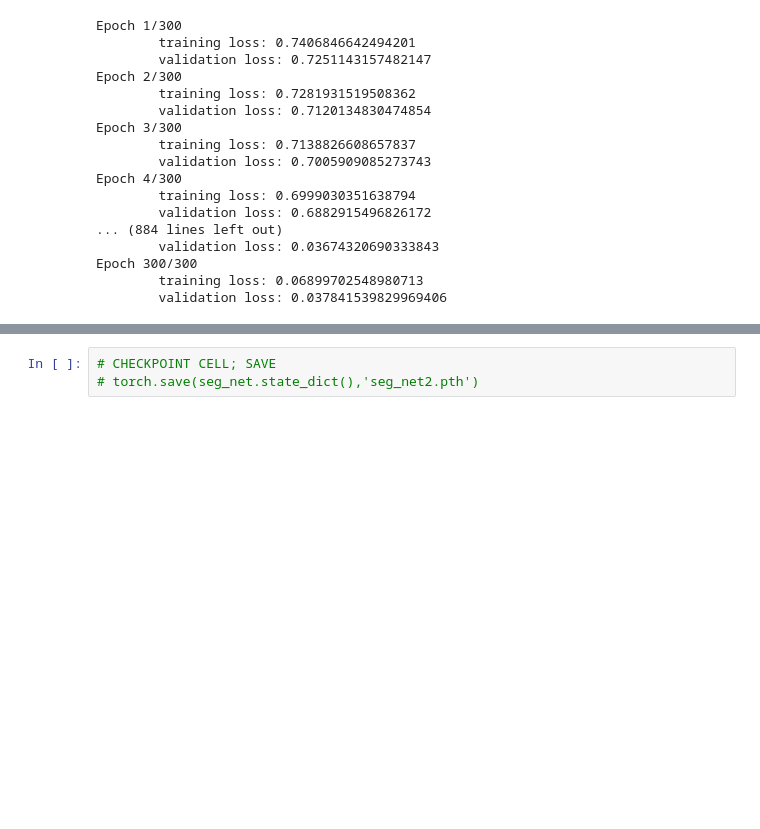
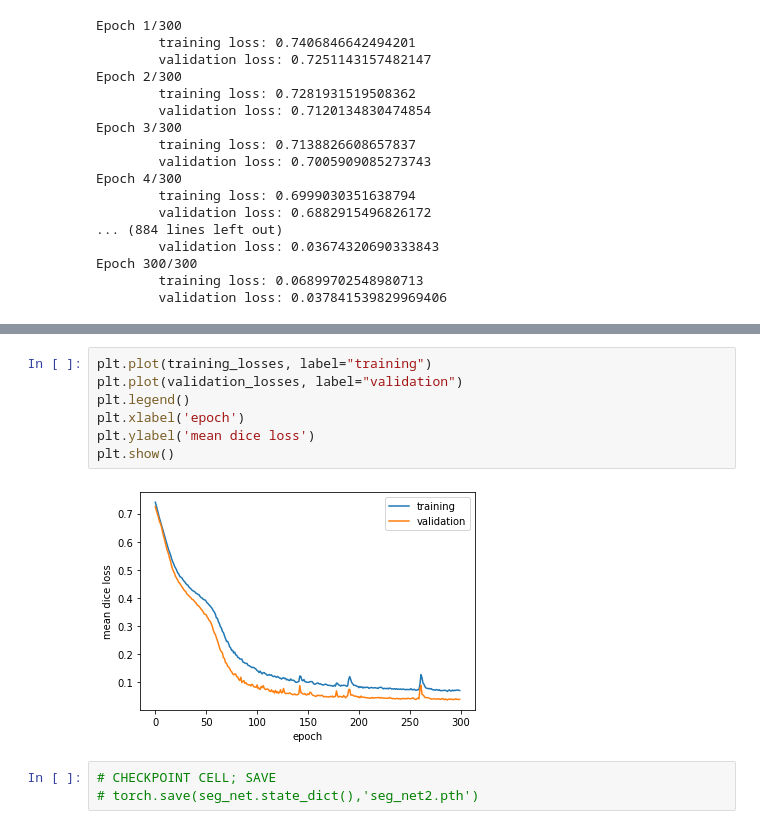
Before and after one commit to ebrahimebrahim/lung-seg-exploration, a Jupyter notebook: exploration.ipynb, the cells around one changed output, grey strips where cells are left out. Cells and saved outputs as stored; diff of their text form; blank space fills up the shorter version.

Commit message:
add losses curve

```diff
--- a/exploration.ipynb
+++ b/exploration.ipynb
@@ -381,3 +381,12 @@ Dice loss: 0.04447285458445549
+# %%
+plt.plot(training_losses, label="training")
+plt.plot(validation_losses, label="validation")
+plt.legend()
+plt.xlabel('epoch')
+plt.ylabel('mean dice loss')
+plt.show()
+# %% [output]
+[figure, added]
 # %%
 # CHECKPOINT CELL; SAVE
 # torch.save(seg_net.state_dict(),'seg_net2.pth')
```
Also changed, not shown: parts of 1 cell of this notebook.
